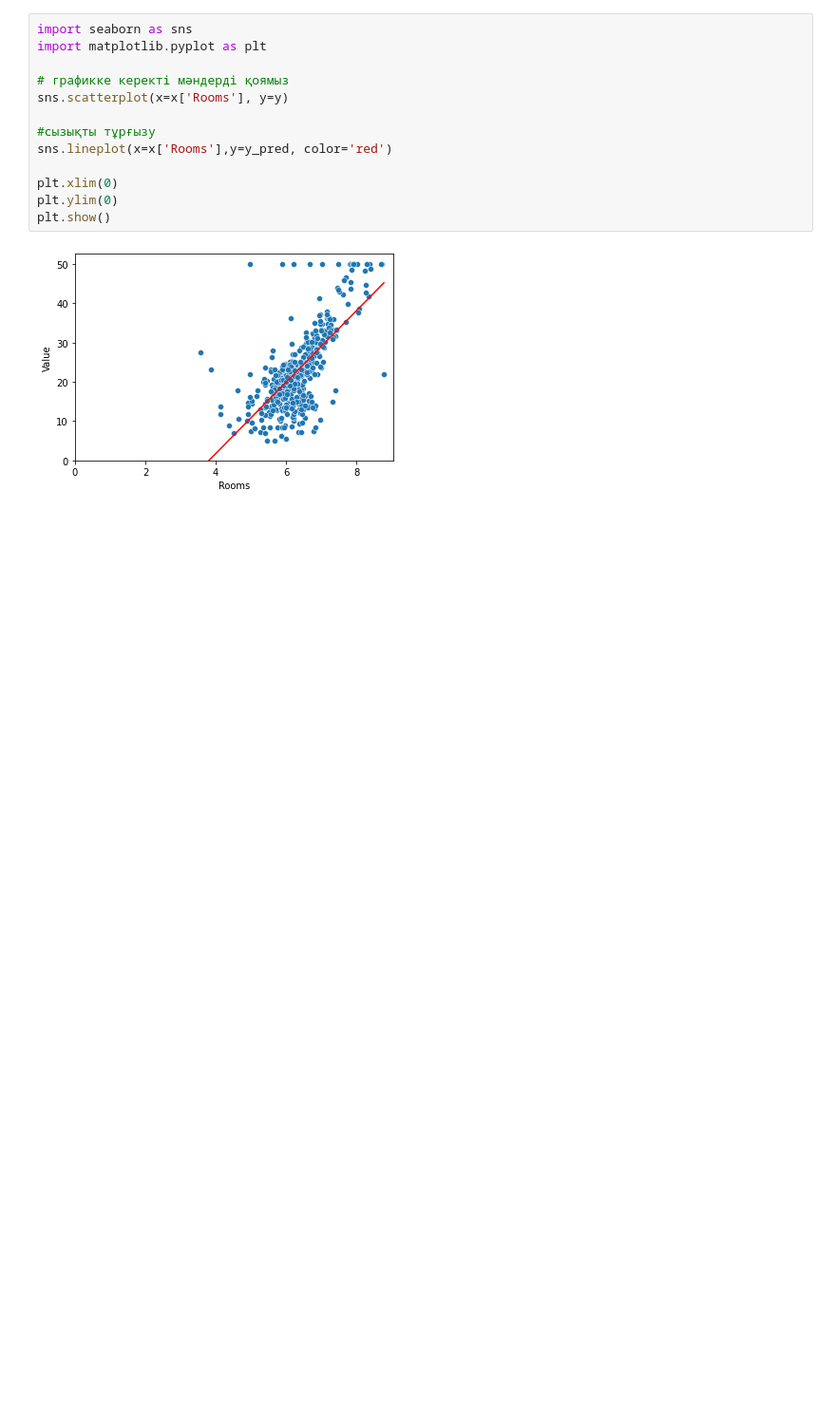
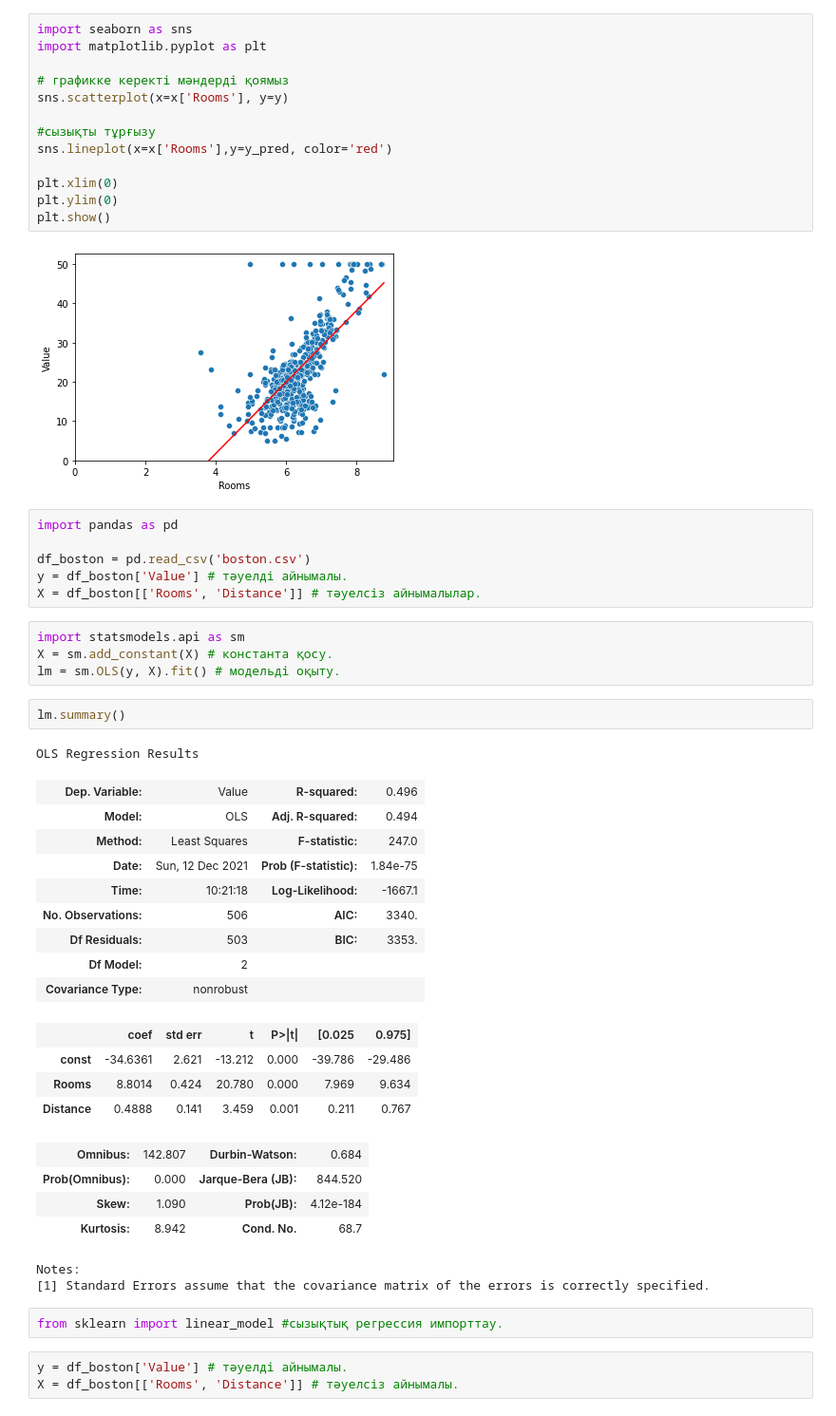
Before and after one commit to MyrzatayEldar/py-projects, a Jupyter notebook: Myrzatay Eldar MCM18-4B Exam project.ipynb, the cells around one changed output. Shown: that part at 95% size. Drawn from its saved outputs; the diff is of its cells as text; blank space fills up the shorter version.

```diff
--- a/Myrzatay Eldar MCM18-4B Exam project.ipynb
+++ b/Myrzatay Eldar MCM18-4B Exam project.ipynb
@@ -79,3 +79,41 @@ plt.ylim(0)
 plt.show()
 # %% [output]
 [figure]
+# %%
+import pandas as pd
+
+df_boston = pd.read_csv('boston.csv')
+y = df_boston['Value'] # тәуелді айнымалы.
+X = df_boston[['Rooms', 'Distance']] # тәуелсіз айнымалылар.
+# %%
+import statsmodels.api as sm
+X = sm.add_constant(X) # константа қосу.
+lm = sm.OLS(y, X).fit() # модельді оқыту.
+# %%
+lm.summary()
+# %% [output]
+OLS Regression Results
+| Dep. Variable: | Value | R-squared: | 0.496 |
+| Model: | OLS | Adj. R-squared: | 0.494 |
+| Method: | Least Squares | F-statistic: | 247.0 |
+| Date: | Sun, 12 Dec 2021 | Prob (F-statistic): | 1.84e-75 |
+| Time: | 10:21:18 | Log-Likelihood: | -1667.1 |
+| No. Observations: | 506 | AIC: | 3340. |
+| Df Residuals: | 503 | BIC: | 3353. |
+| Df Model: | 2 |  |  |
+| Covariance Type: | nonrobust |  |  |
+|  | coef | std err | t | P>|t| | [0.025 | 0.975] |
+| const | -34.6361 | 2.621 | -13.212 | 0.000 | -39.786 | -29.486 |
+| Rooms | 8.8014 | 0.424 | 20.780 | 0.000 | 7.969 | 9.634 |
+| Distance | 0.4888 | 0.141 | 3.459 | 0.001 | 0.211 | 0.767 |
+| Omnibus: | 142.807 | Durbin-Watson: | 0.684 |
+| Prob(Omnibus): | 0.000 | Jarque-Bera (JB): | 844.520 |
+| Skew: | 1.090 | Prob(JB): | 4.12e-184 |
+| Kurtosis: | 8.942 | Cond. No. | 68.7 |
+Notes:
+[1] Standard Errors assume that the covariance matrix of the errors is correctly specified.
+# %%
+from sklearn import linear_model #сызықтық регрессия импорттау.
+# %%
+y = df_boston['Value'] # тәуелді айнымалы.
+X = df_boston[['Rooms', 'Distance']] # тәуелсіз айнымалы.
```
Also changed, not shown: parts of 5 cells of this notebook.
